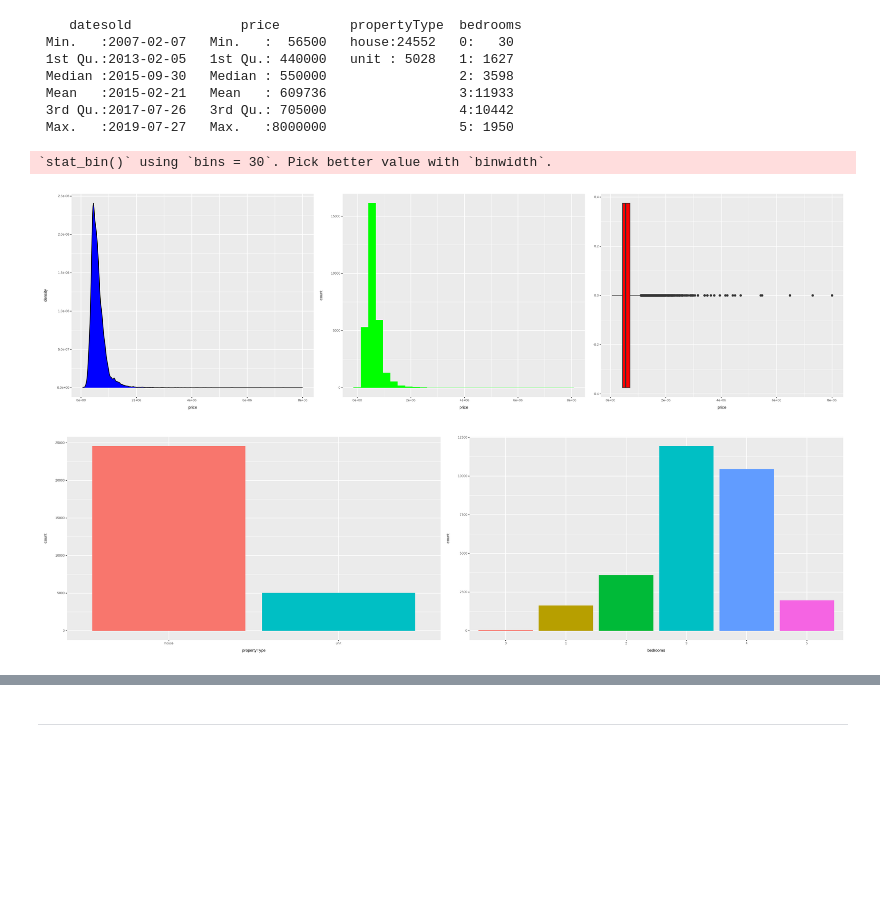
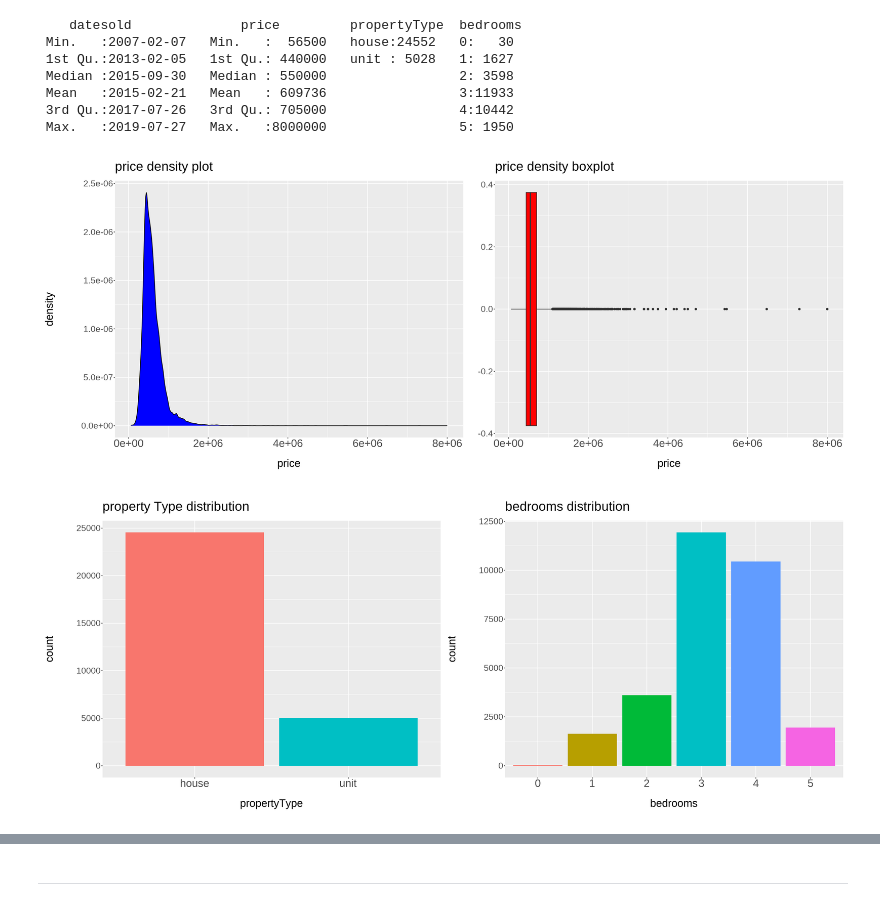
Before and after one commit to omars1234/TimeSeries_ML, a Jupyter notebook: House_prices_Analysis/stats.ipynb, the cells around one changed output, grey strips where cells are left out. Cells and saved outputs as stored; diff of their text form; code cells hidden in the pictures; blank space fills up the shorter version.

Commit message:
update ggplot graphs

```diff
--- a/House_prices_Analysis/stats.ipynb
+++ b/House_prices_Analysis/stats.ipynb
@@ -101,16 +101,21 @@ df  %>% summary()
  Mean   :2015-02-21   Mean   : 609736                 3:11933
  3rd Qu.:2017-07-26   3rd Qu.: 705000                 4:10442
  Max.   :2019-07-27   Max.   :8000000                 5: 1950
+# %%
+my_thems=theme(text = element_text(size = 30),
+      plot.subtitle = element_text(size = 30),
+      legend.title = element_text(size = 30),
+      legend.text = element_text(size = 30),
+      axis.text.x = element_text(size = 30)
+      )
 # %%
-df %>%  ggplot(aes(x=price))+geom_density(fill="blue")+
-df %>%  ggplot(aes(x=price))+geom_histogram(fill="green")+
-df %>%  ggplot(aes(x=price))+geom_boxplot(fill="red")
+df %>%  ggplot(aes(x=price))+geom_density(fill="blue")+ggtitle("price density plot")+my_thems+
+df %>%  ggplot(aes(x=price))+geom_boxplot(fill="red")+ggtitle("price density boxplot")+my_thems
 # %% [output]
-`stat_bin()` using `bins = 30`. Pick better value with `binwidth`.
-[figure, old version]
+[figure, new version]
 # %%
-df  %>% ggplot(aes(x = propertyType,fill=propertyType))+geom_bar(show.legend = FALSE)+
-df  %>% ggplot(aes(x = bedrooms,fill=bedrooms))+geom_bar(show.legend = FALSE)
+df  %>% ggplot(aes(x = propertyType,fill=propertyType))+geom_bar(show.legend = FALSE)+ggtitle("property Type distribution")+my_thems+
+df  %>% ggplot(aes(x = bedrooms,fill=bedrooms))+geom_bar(show.legend = FALSE)+ggtitle("bedrooms distribution")+my_thems
 # %% [output]
-[figure, old version]
+[figure, new version]
 # %%
```
Also changed, not shown: parts of 1 cell of this notebook.
